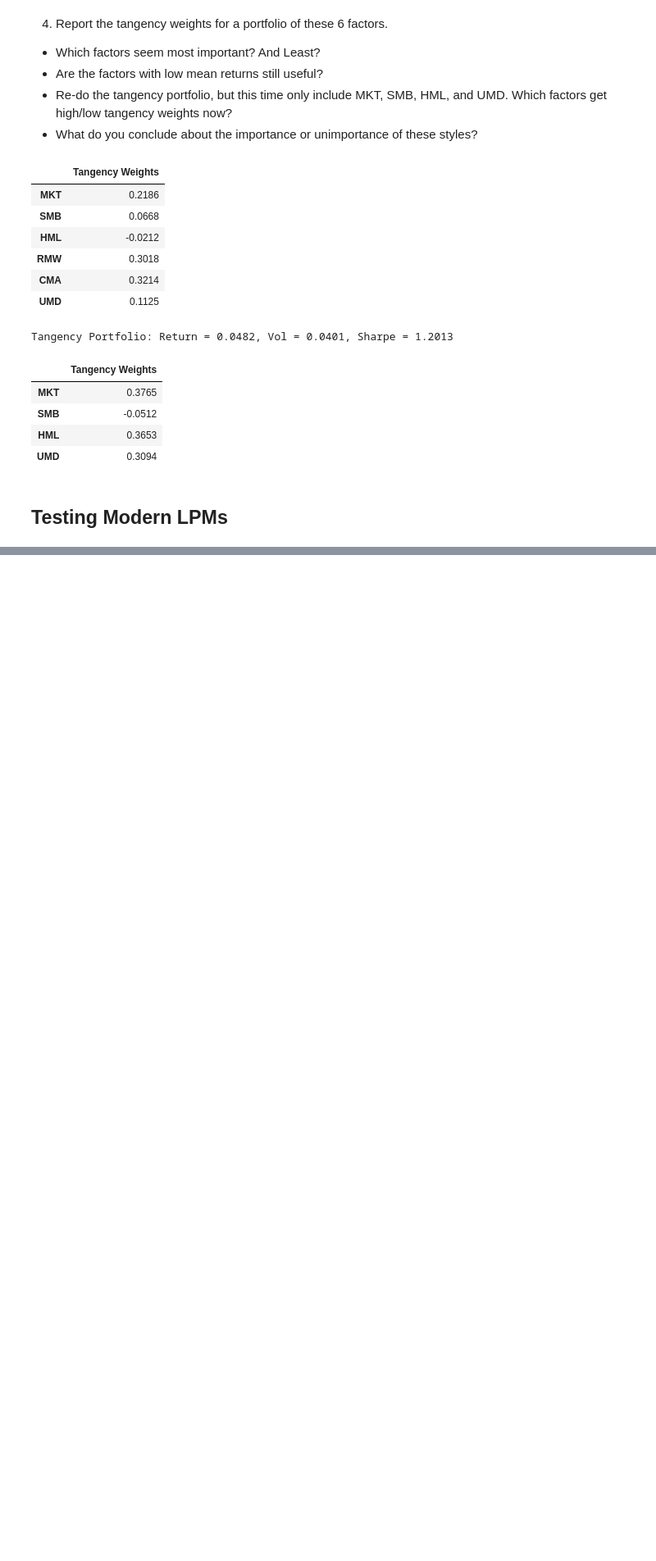
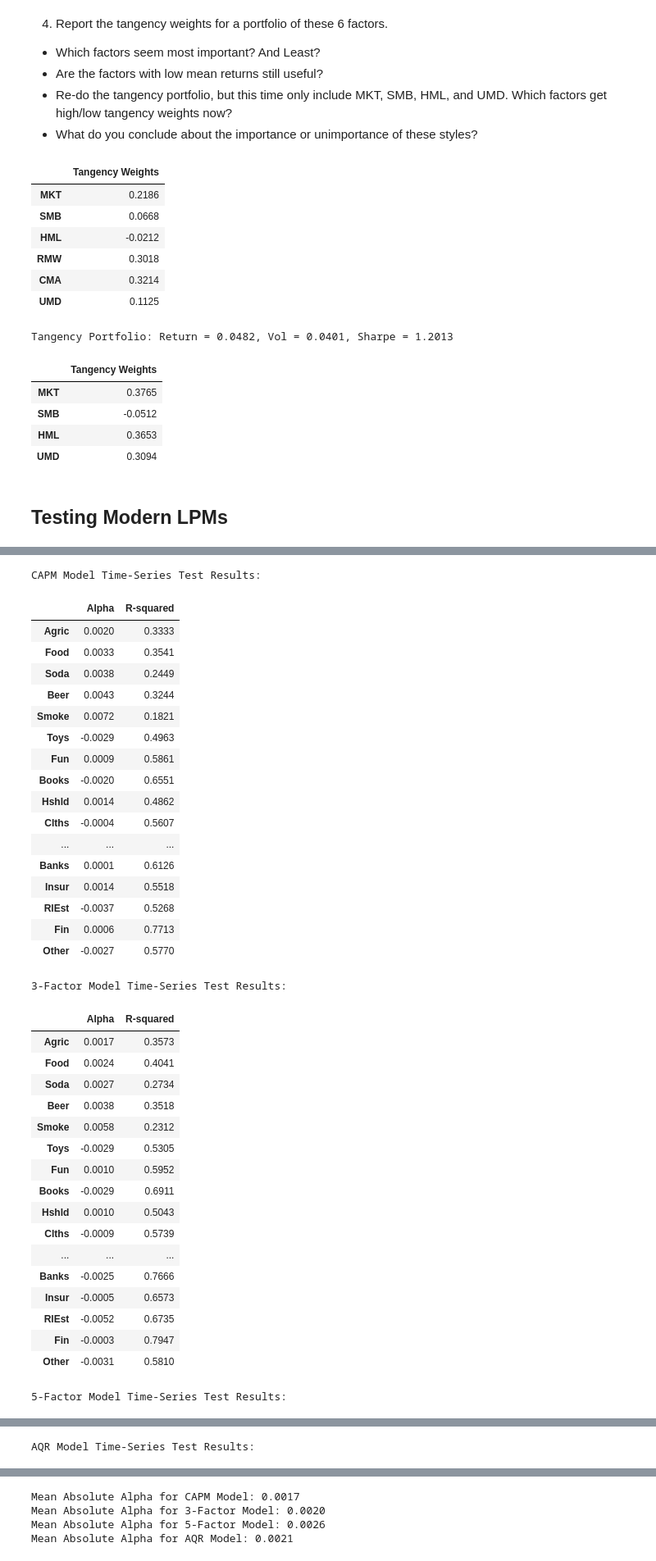
Before and after one commit to mihikasingh806/HW_grpB25_Porftolio, a Jupyter notebook: FINM36700-Homework5.ipynb, the cells around one changed output, grey strips where cells are left out. Shown at 82% size. Saved outputs shown, nothing was run; the diff lists cells and outputs as text; code cells hidden in the pictures; blank space fills up the shorter version.

```diff
--- a/FINM36700-Homework5.ipynb
+++ b/FINM36700-Homework5.ipynb
@@ -157,0 +225,50 @@ display(tangency_wts_reduced)
+# %%
+#test the capm, 3-factor, and 5-factor models using the time-series test
+model_results = {}
+for model_name, factor_returns in models.items():
+    results_df = time_series_test(portfolio_returns, factor_returns)
+    model_results[model_name] = results_df
+    print(f"\n{model_name} Model Time-Series Test Results:")
+    display(results_df.round(4))
+#calculate and compare the mean absolute alpha across all portfolios for each model
+for model_name, results_df in model_results.items():
+    mean_abs_alpha = np.mean(np.abs(results_df['Alpha']))
+    print(f"Mean Absolute Alpha for {model_name} Model: {mean_abs_alpha:.4f}")
+# %% [output]
+CAPM Model Time-Series Test Results:
+|  | Alpha | R-squared |
+| Agric | 0.0020 | 0.3333 |
+| Food | 0.0033 | 0.3541 |
+| Soda | 0.0038 | 0.2449 |
+| Beer | 0.0043 | 0.3244 |
+| Smoke | 0.0072 | 0.1821 |
+| Toys | -0.0029 | 0.4963 |
+| Fun | 0.0009 | 0.5861 |
+| Books | -0.0020 | 0.6551 |
+| Hshld | 0.0014 | 0.4862 |
+| Clths | -0.0004 | 0.5607 |
+| ... | ... | ... |
+| Banks | 0.0001 | 0.6126 |
+| Insur | 0.0014 | 0.5518 |
+| RlEst | -0.0037 | 0.5268 |
+| Fin | 0.0006 | 0.7713 |
+| Other | -0.0027 | 0.5770 |
+3-Factor Model Time-Series Test Results:
+|  | Alpha | R-squared |
+| Agric | 0.0017 | 0.3573 |
+| Food | 0.0024 | 0.4041 |
+| Soda | 0.0027 | 0.2734 |
+| Beer | 0.0038 | 0.3518 |
+| Smoke | 0.0058 | 0.2312 |
+| Toys | -0.0029 | 0.5305 |
+| Fun | 0.0010 | 0.5952 |
+| Books | -0.0029 | 0.6911 |
+| Hshld | 0.0010 | 0.5043 |
+| Clths | -0.0009 | 0.5739 |
+| ... | ... | ... |
+| Banks | -0.0025 | 0.7666 |
+| Insur | -0.0005 | 0.6573 |
+| RlEst | -0.0052 | 0.6735 |
+| Fin | -0.0003 | 0.7947 |
+| Other | -0.0031 | 0.5810 |
+5-Factor Model Time-Series Test Results:
@@ -157,0 +292 @@ display(tangency_wts_reduced)
+AQR Model Time-Series Test Results:
@@ -157,0 +310,4 @@ display(tangency_wts_reduced)
+Mean Absolute Alpha for CAPM Model: 0.0017
+Mean Absolute Alpha for 3-Factor Model: 0.0020
+Mean Absolute Alpha for 5-Factor Model: 0.0026
+Mean Absolute Alpha for AQR Model: 0.0021
```
Also changed, not shown: parts of 5 cells of this notebook.
